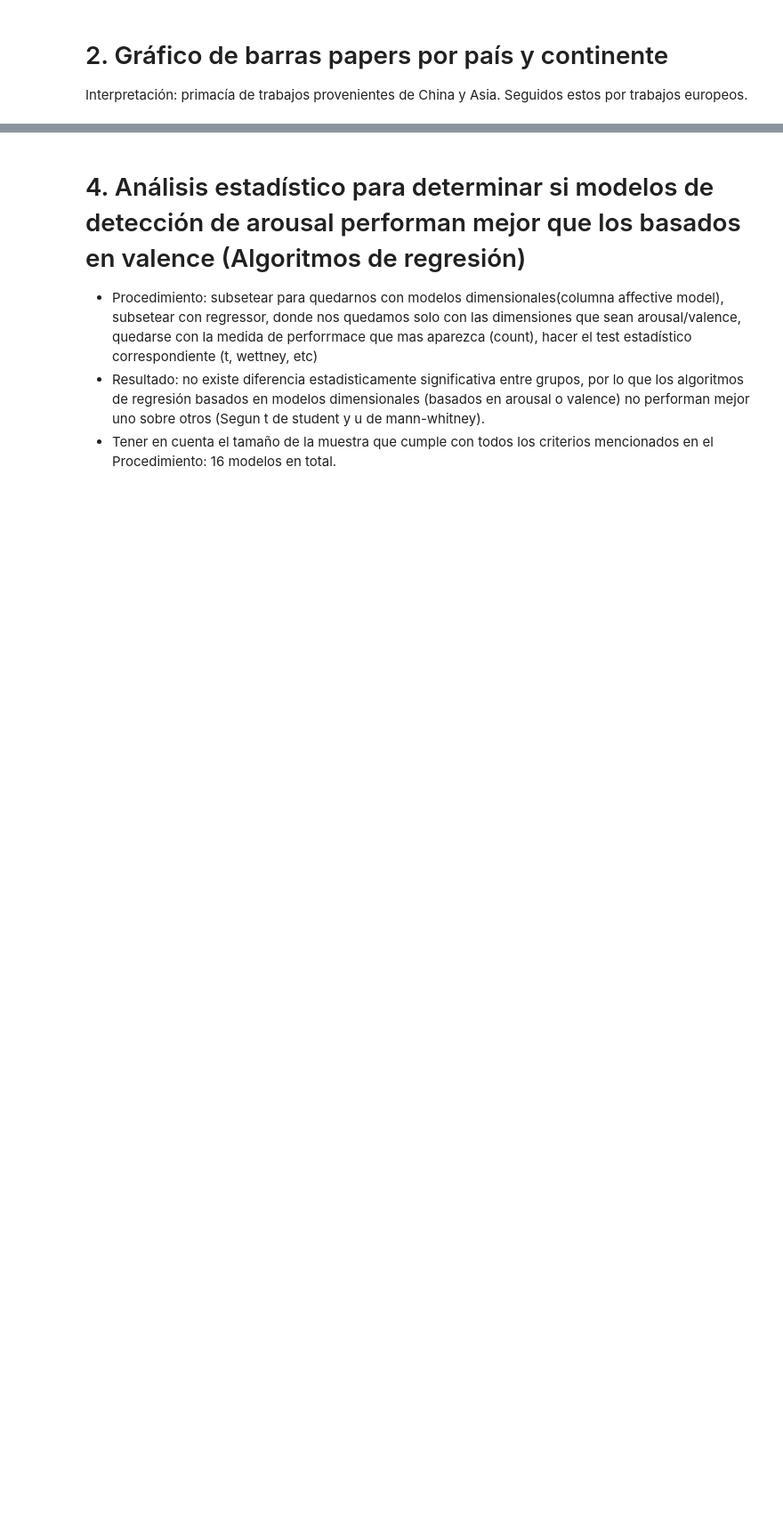
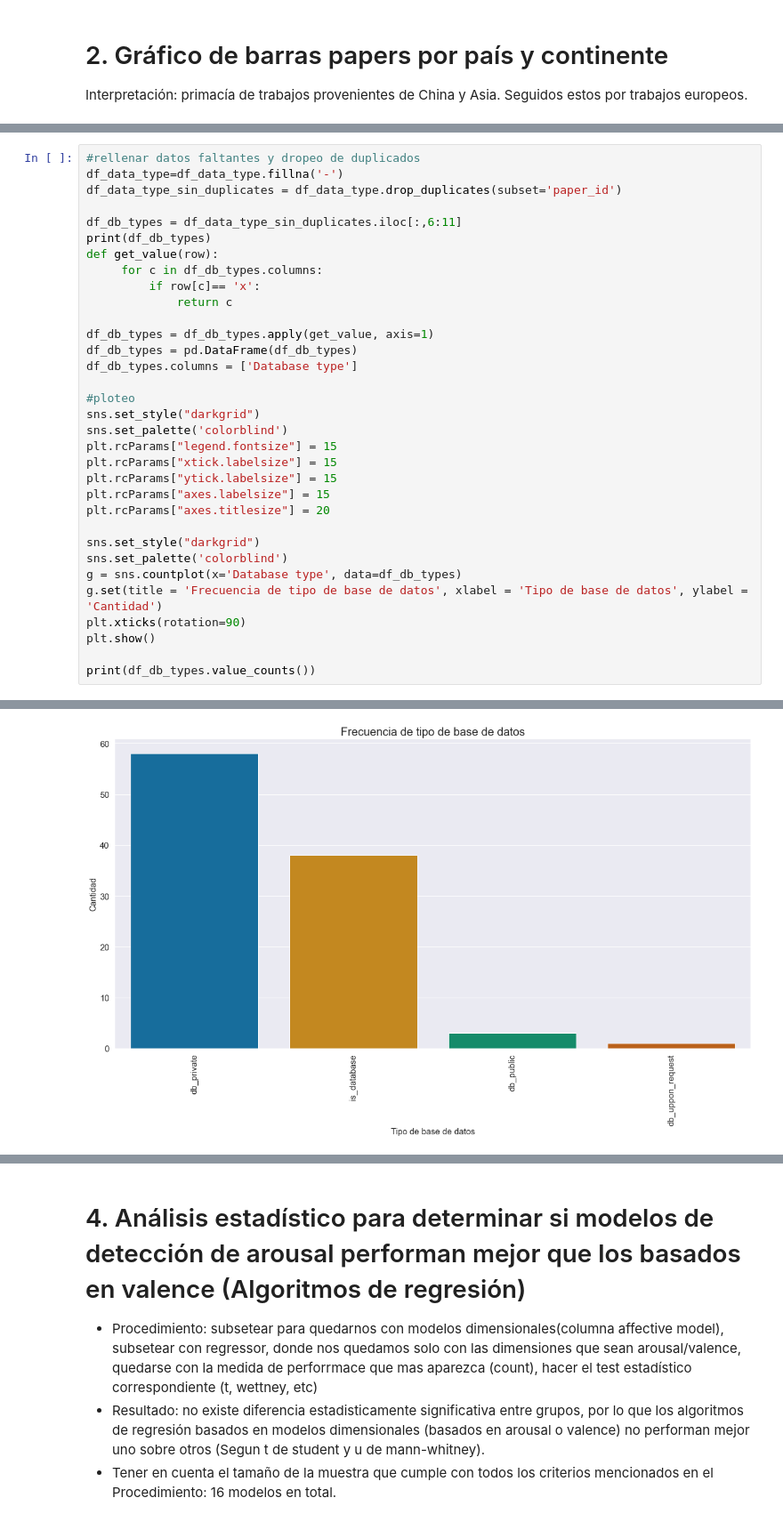
Before and after one commit to tomdamelio/Review_EDA_Emotion_Recognition, a Jupyter notebook: Emmanuel/notebooks/analisis_extra.ipynb, the cells around one changed output, grey strips where cells are left out. Shown at 89% size. Saved outputs shown, nothing was run; the diff lists cells and outputs as text; blank space fills up the shorter version.

```diff
--- a/Emmanuel/notebooks/analisis_extra.ipynb
+++ b/Emmanuel/notebooks/analisis_extra.ipynb
@@ -149,0 +172,34 @@ db privadas :
+# %%
+#rellenar datos faltantes y dropeo de duplicados
+df_data_type=df_data_type.fillna('-')
+df_data_type_sin_duplicates = df_data_type.drop_duplicates(subset='paper_id')
+
+df_db_types = df_data_type_sin_duplicates.iloc[:,6:11]
+print(df_db_types)
+def get_value(row):
+     for c in df_db_types.columns:
+         if row[c]== 'x':
+             return c
+
+df_db_types = df_db_types.apply(get_value, axis=1)
+df_db_types = pd.DataFrame(df_db_types)
+df_db_types.columns = ['Database type']
+
+#ploteo
+sns.set_style("darkgrid")
+sns.set_palette('colorblind')
+plt.rcParams["legend.fontsize"] = 15
+plt.rcParams["xtick.labelsize"] = 15
+plt.rcParams["ytick.labelsize"] = 15
+plt.rcParams["axes.labelsize"] = 15
+plt.rcParams["axes.titlesize"] = 20
+
+sns.set_style("darkgrid")
+sns.set_palette('colorblind')
+g = sns.countplot(x='Database type', data=df_db_types)
+g.set(title = 'Frecuencia de tipo de base de datos', xlabel = 'Tipo de base de datos', ylabel = 'Cantidad')
+plt.xticks(rotation=90)
+plt.show()
+
+print(df_db_types.value_counts())
+# %% [output]
@@ -149,0 +220 @@ db privadas :
+[figure, added]
```
Also changed, not shown: parts of 6 cells of this notebook, 18 other files.
